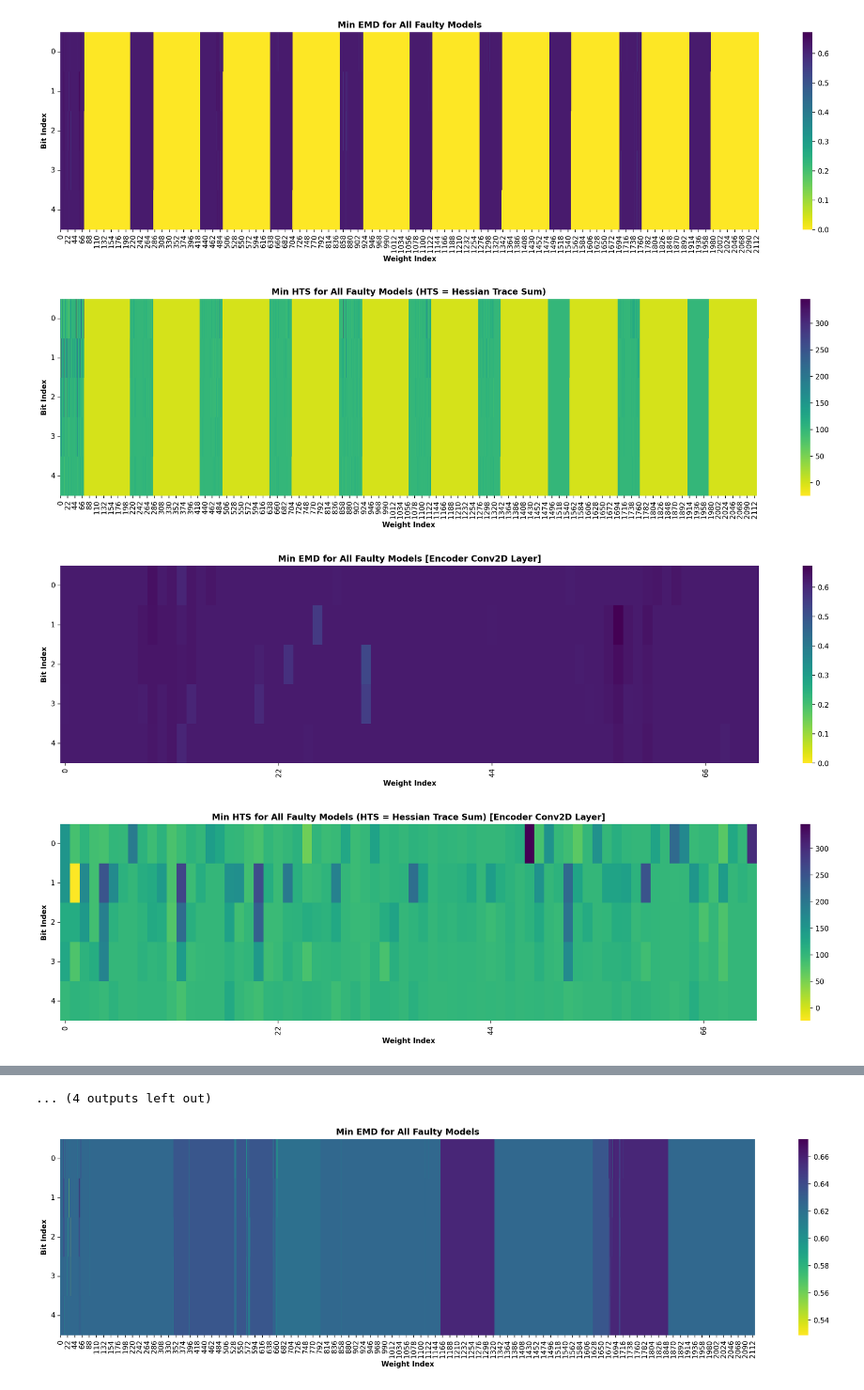
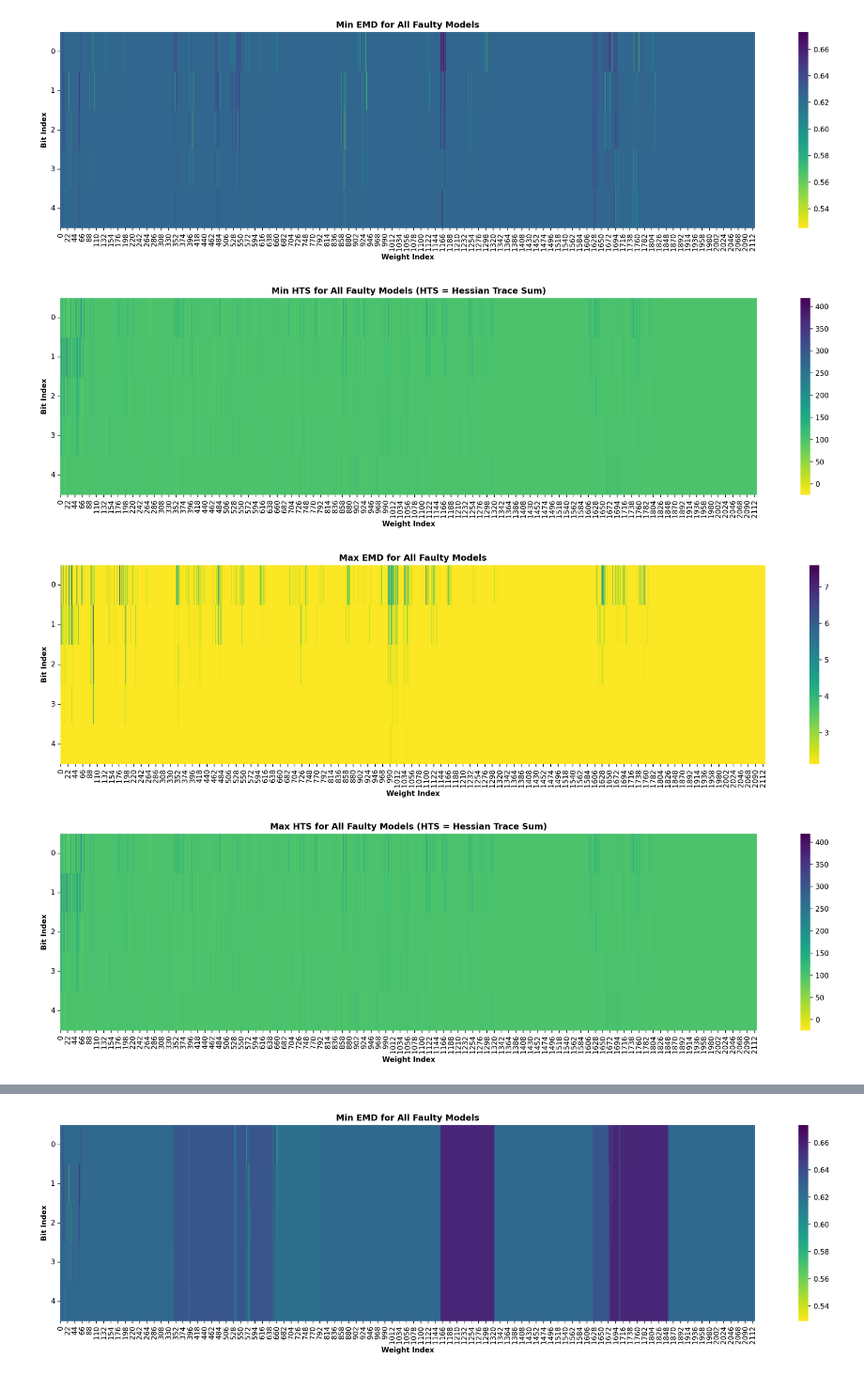
Before and after one commit to oliviaweng/fastml-science, a Jupyter notebook: sensor-data-compression/gen_plots_for_bit_flip_experiment.ipynb, the cells around one changed output, grey strips where cells are left out. Shown at 94% size. Saved outputs shown, nothing was run; the diff lists cells and outputs as text; code cells hidden in the pictures.

Commit message:
Update plots with finalized experiment results

```diff
--- a/sensor-data-compression/gen_plots_for_bit_flip_experiment.ipynb
+++ b/sensor-data-compression/gen_plots_for_bit_flip_experiment.ipynb
@@ -108,9 +108,9 @@ def get_hmap_intesity_grid(i_bi_to_AgMtrc, wbits=5, agmtrc_dflt=0.0):
 
     return x, y, intensity
 
-def gen_hmap_from_intensity(i_intensity, i_title, i_save_fp, i_xlim=None):
+def gen_hmap_from_intensity(i_intensity, i_title, i_save_fp, i_xlim=None, i_fig_size=(22,5)):
     #S: Plot the heatmap and save the file
-    fig, ax = plt.subplots(figsize=(22,5))# Sample figsize in inches
+    fig, ax = plt.subplots(figsize=i_fig_size)# Sample figsize in inches
     hm_ax = sns.heatmap(i_intensity, annot=False, fmt="f", ax=ax, cmap="viridis_r", square=False, vmin=i_intensity.min(), vmax=i_intensity.max())
     hm_ax.xaxis.tick_bottom()
     hm_ax.yaxis.tick_left()
@@ -136,7 +136,7 @@ my_wbits = 5
 
 
 #S: Specify the path to an efr file (it can have missing values)
-my_efx_files = "/home/anmeza/GitHub/fastml-science/sensor-data-compression/gcloud_results/efx_files_at_2023-03-12_23:43:13"
+my_efx_files = "./gcloud_results/efx_files_at_2023-03-13_12:11:55"
 temp_efd_fp, temp_efr_fp = consolidate_efx_files(my_efx_files, nbits=my_nbits, nVMs=10)
 test_efr = temp_efr_fp
 # test_efr = "/home/anmeza/GitHub/fastml-science/sensor-data-compression/efx_emd_hesstrace_v0-31/efr_emd_hesstrace_v0-31.log"
@@ -164,36 +164,36 @@ assert sum([len(HTs) for HTs in bi_to_EMDs.values()]) == 32*10600
 #     (np.average, "Mean"                 , "mean_buggy_run"),
 #     (np.std    , "Standard Deviation of", "std_buggy_run"),
 # ]
 desired_functions = [
     (np.min    , "Min"                  , "min_crrct_run"),
     (np.max    , "Max"                  , "max_crrct_run"),
     (np.average, "Mean"                 , "mean_crrct_run"),
     (np.std    , "Standard Deviation of", "std_crrct_run"),
 ]
 
 for dfunc, title_prefix, save_str in desired_functions:
     bi_to_rEMDs = dict()
     for bi in bi_to_EMDs:
         bi_to_rEMDs[bi] = dfunc(bi_to_EMDs[bi])
 
     bi_to_rHTs = dict()
     for bi in bi_to_HTs:
         bi_to_rHTs[bi] = dfunc(bi_to_HTs[bi])
 
 
     #S: Get intensity matrix/grid for heatmap
     x, y, intensity_EMD = get_hmap_intesity_grid(bi_to_rEMDs, wbits=my_wbits, agmtrc_dflt=0.0)
     x, y, intensity_HT  = get_hmap_intesity_grid(bi_to_rHTs, wbits=my_wbits, agmtrc_dflt=0.0)
 
     #S: Generate heatmaps from the intensity matrices/grids
     gen_hmap_from_intensity(intensity_EMD, f"{title_prefix} EMD for All Faulty Models",f"example_hmap_{save_str}_EMD.pdf")
     gen_hmap_from_intensity(intensity_HT, f"{title_prefix} HTS for All Faulty Models (HTS = Hessian Trace Sum)", f"example_hmap_{save_str}_HT.pdf")
 
     #S: Generate heatmaps from the intensity matrices/grids but restricted to smaller region
-    gen_hmap_from_intensity(intensity_EMD, f"{title_prefix} EMD for All Faulty Models [Encoder Conv2D Layer]",f"example_hmap_{save_str}_EMD_xlim-0-72.pdf", i_xlim=(0,72))
-    gen_hmap_from_intensity(intensity_HT, f"{title_prefix} HTS for All Faulty Models (HTS = Hessian Trace Sum) [Encoder Conv2D Layer]", f"example_hmap_{save_str}_HT_xlim-0-72.pdf", i_xlim=(0,72))
+    #gen_hmap_from_intensity(intensity_EMD, f"{title_prefix} EMD for All Faulty Models [Encoder Conv2D Layer]",f"example_hmap_{save_str}_EMD_xlim-0-72.pdf", i_xlim=(0,72))
+    #gen_hmap_from_intensity(intensity_HT, f"{title_prefix} HTS for All Faulty Models (HTS = Hessian Trace Sum) [Encoder Conv2D Layer]", f"example_hmap_{save_str}_HT_xlim-0-72.pdf", i_xlim=(0,72))
 # %% [output]
-[figure, old version]
+[figure, new version]
-[figure, old version]
+[figure, new version]
-[figure, old version]
+[figure, new version]
-[figure, old version]
+[figure, new version]
@@ -208,4 +204,3 @@ for dfunc, title_prefix, save_str in desired_functions:
-... (4 outputs left out)
 # %%
 ######################################################################
 # Example Usage (with buggy/accumulating results from gcloud)
```
Also changed, not shown: parts of 2 cells of this notebook, 48 other files.
